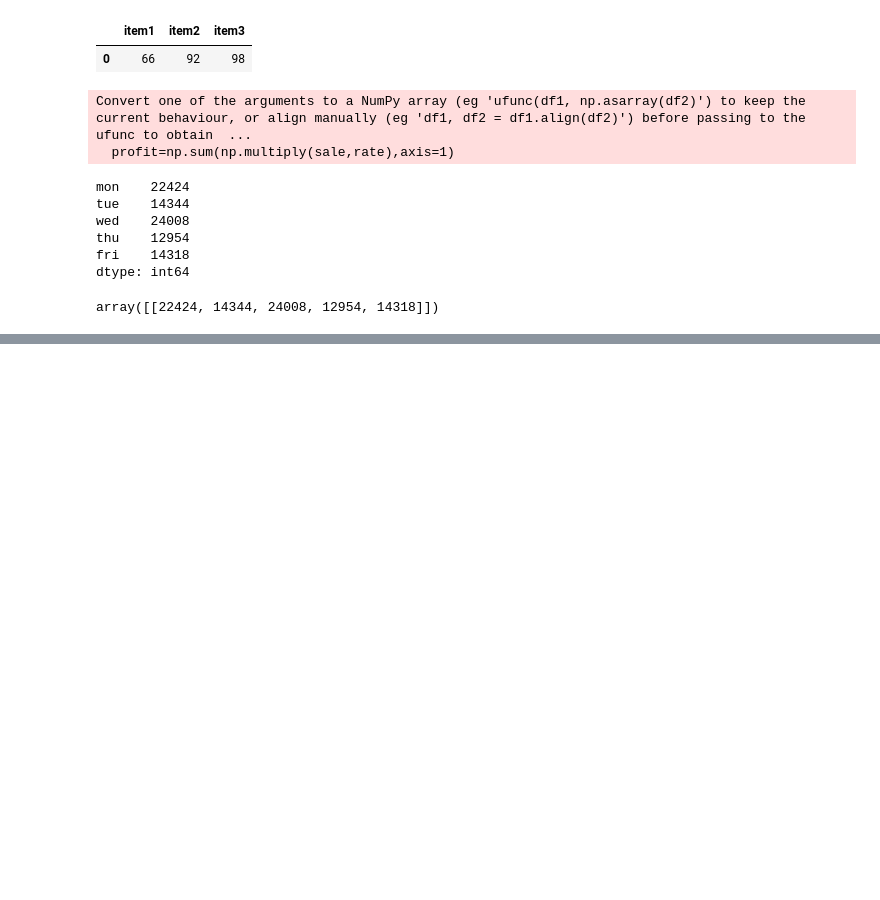
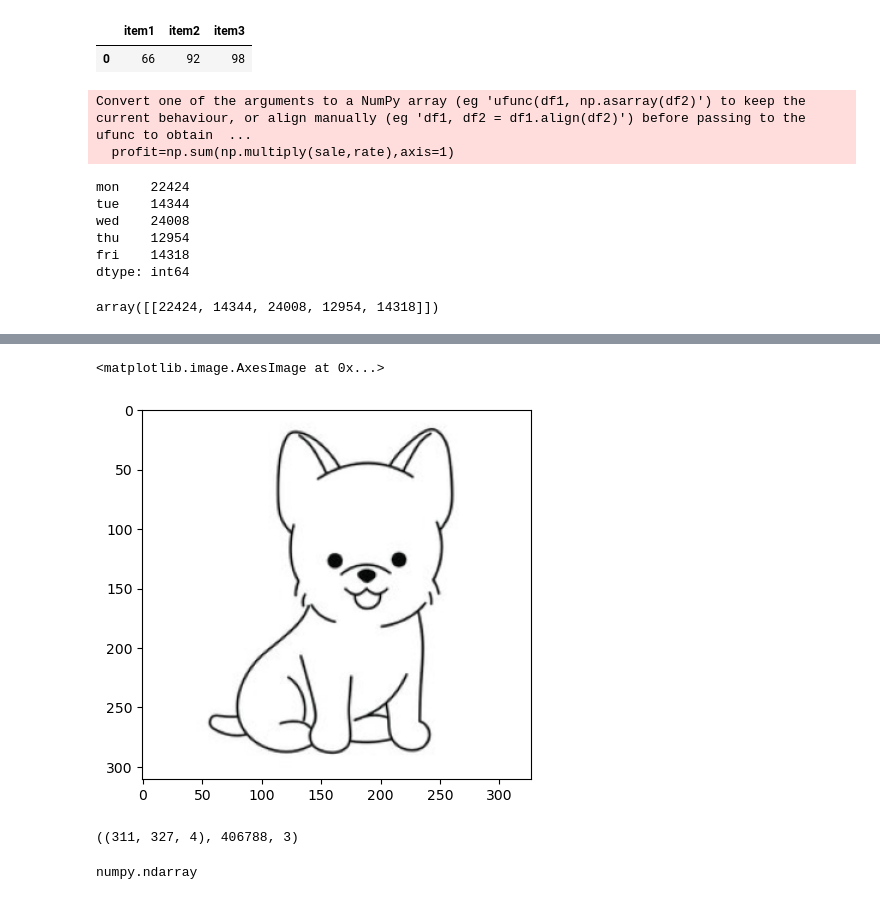
Before and after one commit to vibhavarik23/Machine-learning, a Jupyter notebook: ML_Temp.ipynb, the cells around one changed output, grey strips where cells are left out. Saved outputs shown, nothing was run; the diff lists cells and outputs as text; code cells hidden in the pictures; blank space fills up the shorter version.

```diff
--- a/ML_Temp.ipynb
+++ b/ML_Temp.ipynb
@@ -198,0 +207,15 @@ array([[22424, 14344, 24008, 12954, 14318]])
+# %%
+pic=imread("Dog.png")
+# %%
+plt.imshow(pic)
+# %% [output]
+<matplotlib.image.AxesImage at 0x...>
+[figure, added]
+# %%
+pic.shape,pic.size,pic.ndim
+# %% [output]
+((311, 327, 4), 406788, 3)
+# %%
+type(pic)
+# %% [output]
+numpy.ndarray
```
Also changed, not shown: parts of 3 cells of this notebook, 1 other file.
